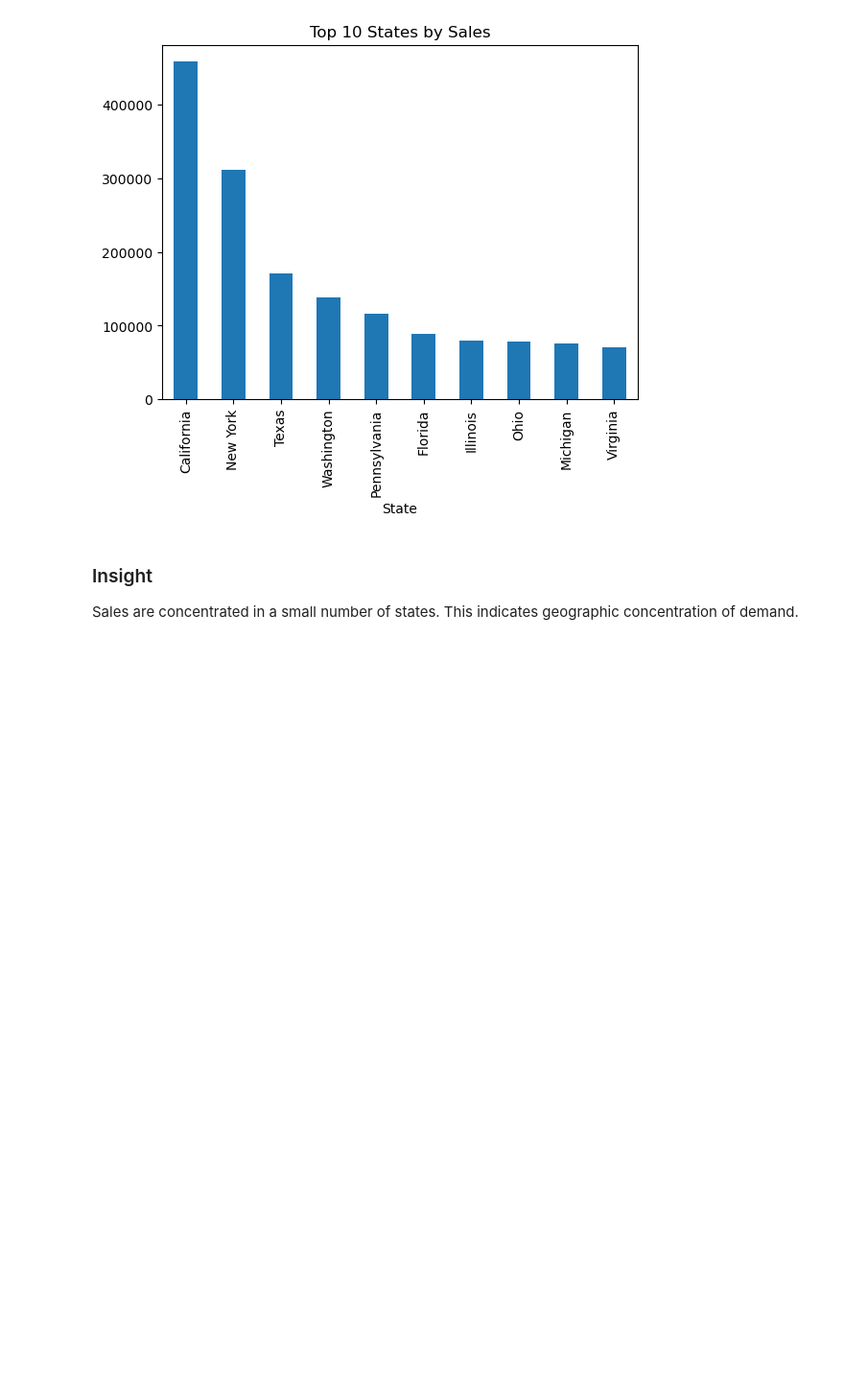
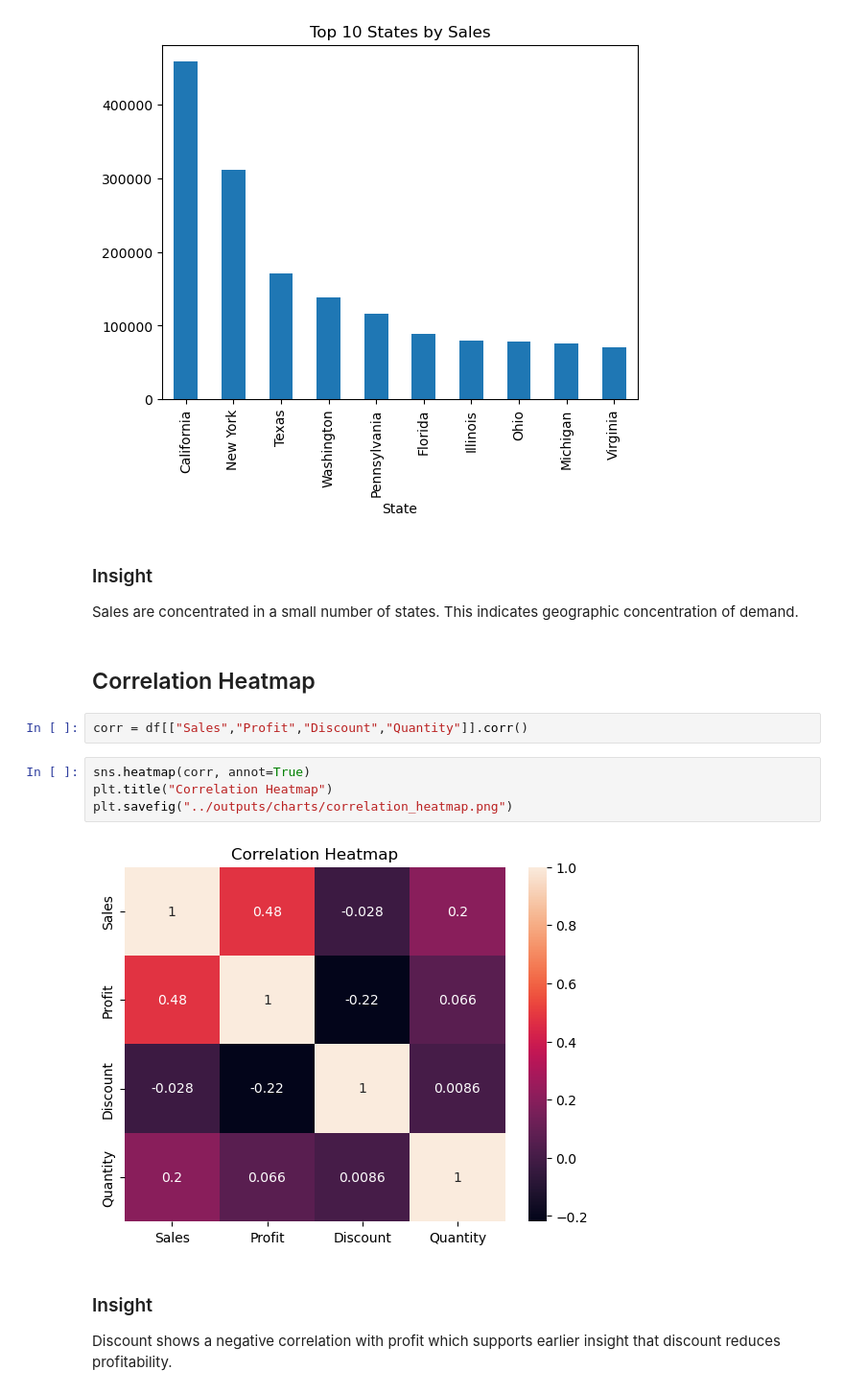
Before and after one commit to kencryption/retail-profit-prediction-system, a Jupyter notebook: notebooks/analysis.ipynb, the cells around one changed output. Shown at 96% size. Cells and saved outputs as stored; diff of their text form; blank space fills up the shorter version.

Commit message:
analyze correlation heatmap

```diff
--- a/notebooks/analysis.ipynb
+++ b/notebooks/analysis.ipynb
@@ -213,3 +213,16 @@ plt.show()
 # %% [markdown]
 ### Insight
 Sales are concentrated in a small number of states. This indicates geographic concentration of demand.
+# %% [markdown]
+## Correlation Heatmap
+# %%
+corr = df[["Sales","Profit","Discount","Quantity"]].corr()
+# %%
+sns.heatmap(corr, annot=True)
+plt.title("Correlation Heatmap")
+plt.savefig("../outputs/charts/correlation_heatmap.png")
+# %% [output]
+[figure, added]
+# %% [markdown]
+### Insight
+Discount shows a negative correlation with profit which supports earlier insight that discount reduces profitability.
```
Also changed, not shown: 1 other file.
